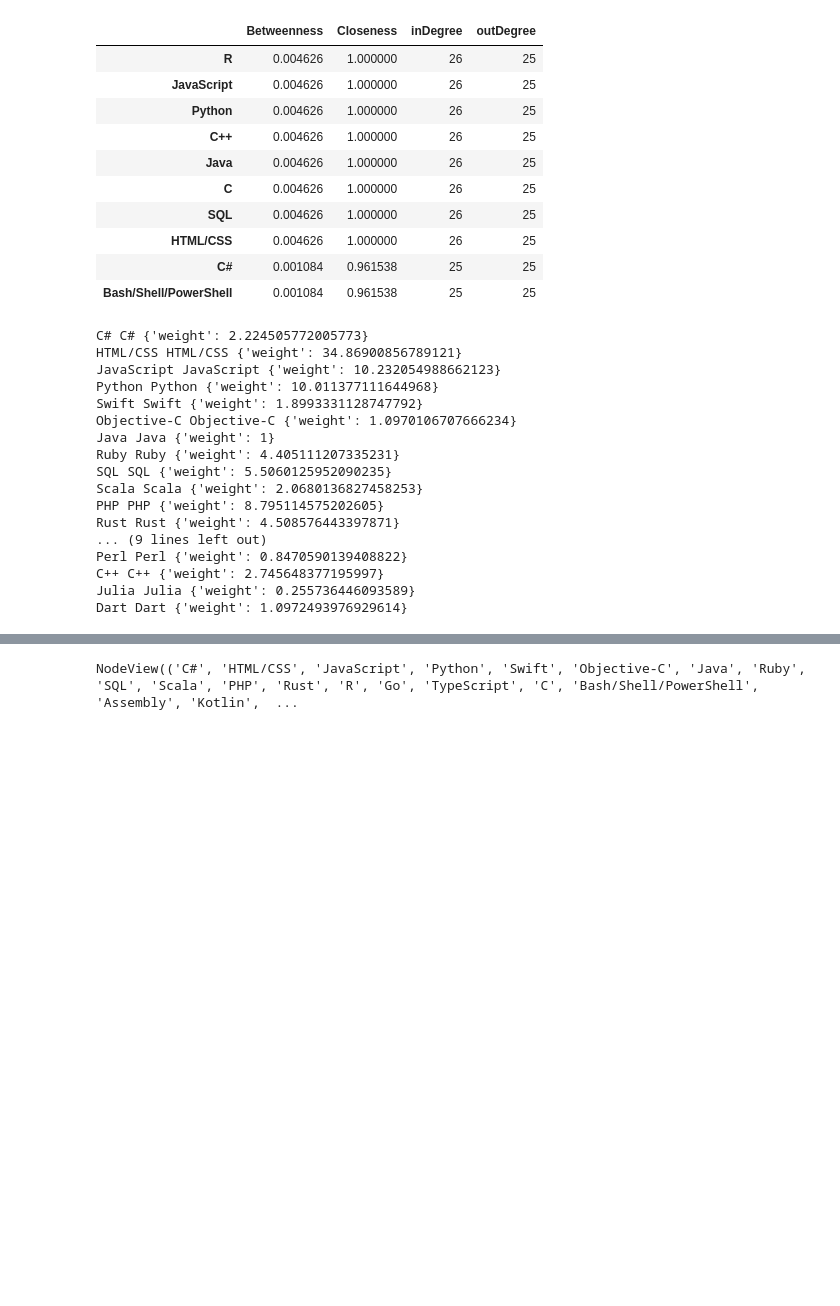
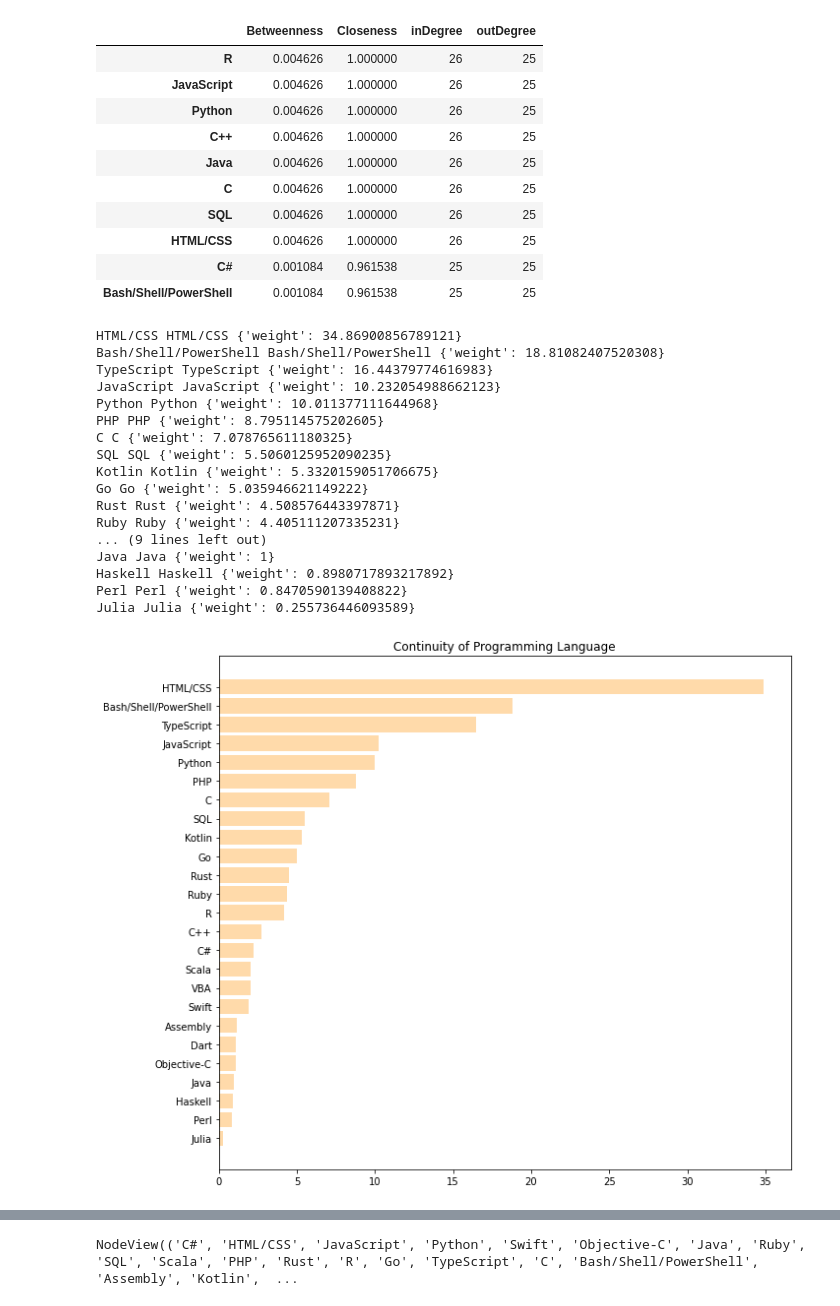
Before and after one commit to Honour-Van/Python-Data-Analysis-IM-22-Spring, a Jupyter notebook: network_analysis/SNA_Language.ipynb, the cells around one changed output, grey strips where cells are left out. Cells and saved outputs as stored; diff of their text form; code cells hidden in the pictures; blank space fills up the shorter version.

```diff
--- a/network_analysis/SNA_Language.ipynb
+++ b/network_analysis/SNA_Language.ipynb
@@ -224,26 +224,35 @@ language_betweenness.head(10)
 | Bash/Shell/PowerShell | 0.001084 | 0.961538 | 25 | 25 |
 # %%
 #查看哪些web框架开发者继续使用的比例最高
-for start,end,weight in G_desire.edges(data=True):
+a = {}
+for start,end,weight in sorted(G_desire.edges(data=True), key=lambda x:x[2]['weight'], reverse=True):
     if start==end:
+        a[start]=weight['weight']
         print(start,end,weight)
+
+import matplotlib.pyplot as plt
+plt.figure(figsize=(10,8))
+plt.barh(list(a.keys())[::-1],list(a.values())[::-1], alpha=0.7,color='#FFCB87')
+plt.title('Continuity of Programming Language')
+plt.tight_layout()
 # %% [output]
-C# C# {'weight': 2.224505772005773}
 HTML/CSS HTML/CSS {'weight': 34.86900856789121}
+Bash/Shell/PowerShell Bash/Shell/PowerShell {'weight': 18.81082407520308}
+TypeScript TypeScript {'weight': 16.44379774616983}
 JavaScript JavaScript {'weight': 10.232054988662123}
 Python Python {'weight': 10.011377111644968}
-Swift Swift {'weight': 1.8993331128747792}
-Objective-C Objective-C {'weight': 1.0970106707666234}
+PHP PHP {'weight': 8.795114575202605}
+C C {'weight': 7.078765611180325}
+SQL SQL {'weight': 5.5060125952090235}
+Kotlin Kotlin {'weight': 5.3320159051706675}
+Go Go {'weight': 5.035946621149222}
+Rust Rust {'weight': 4.508576443397871}
+Ruby Ruby {'weight': 4.405111207335231}
+... (9 lines left out)
 Java Java {'weight': 1}
-Ruby Ruby {'weight': 4.405111207335231}
-SQL SQL {'weight': 5.5060125952090235}
-Scala Scala {'weight': 2.0680136827458253}
-PHP PHP {'weight': 8.795114575202605}
-Rust Rust {'weight': 4.508576443397871}
-... (9 lines left out)
+Haskell Haskell {'weight': 0.8980717893217892}
 Perl Perl {'weight': 0.8470590139408822}
-C++ C++ {'weight': 2.745648377195997}
 Julia Julia {'weight': 0.255736446093589}
-Dart Dart {'weight': 1.0972493976929614}
+[figure, added]
 # %%
 #查看新手倾向于选择哪种框架
```
Also changed, not shown: parts of 6 cells of this notebook.
